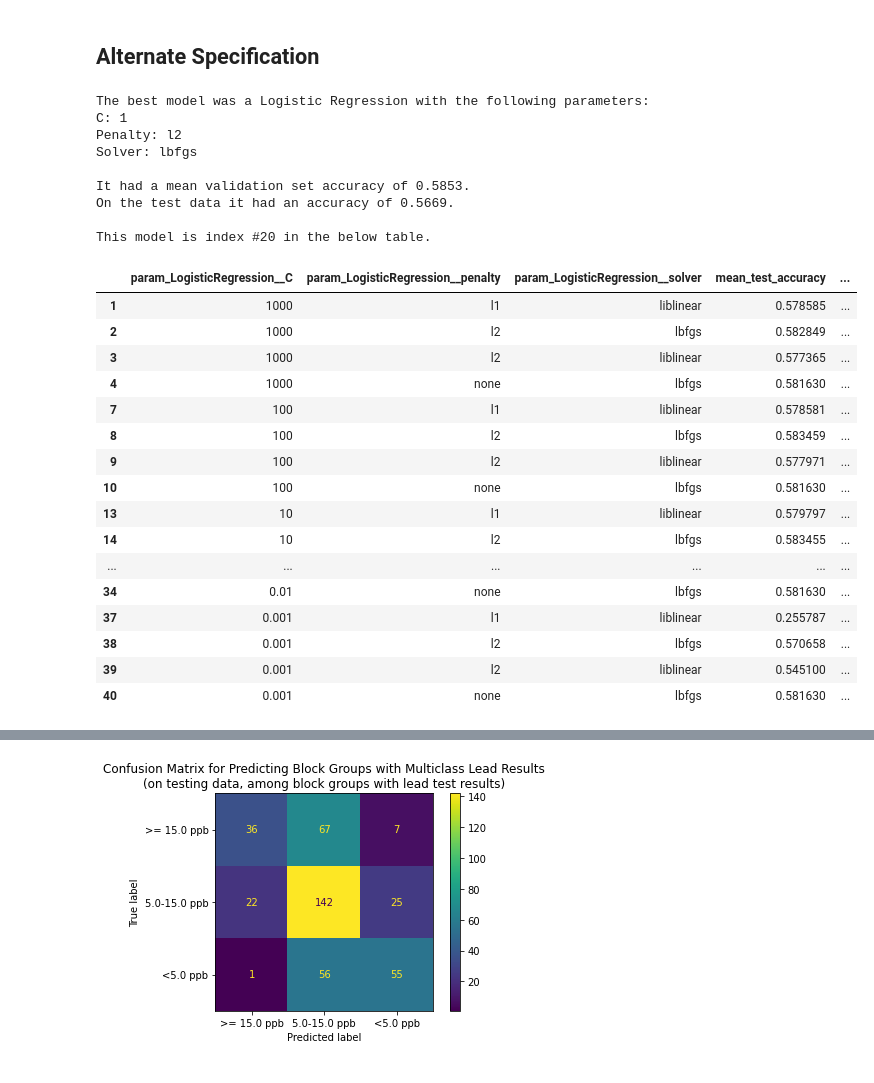
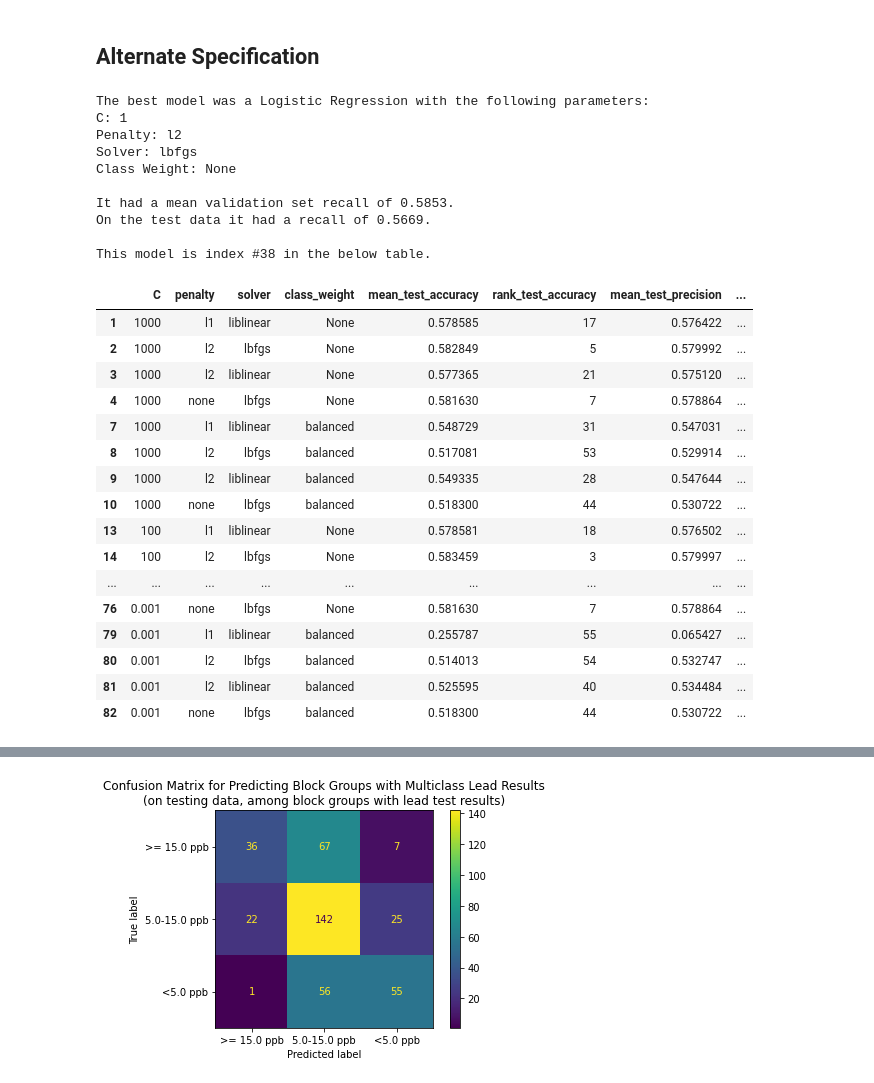
Before and after one commit to vbalza/chicago_water_lead, a Jupyter notebook: Logistic Model.ipynb, the cells around one changed output, grey strips where cells are left out. Drawn from its saved outputs; the diff is of its cells as text; code cells hidden in the pictures.

```diff
--- a/Logistic Model.ipynb
+++ b/Logistic Model.ipynb
@@ -127,7 +127,8 @@ pipe = pipe_sklearn([
 params = {
     'LogisticRegression__penalty': ['l1', 'l2', 'none'],
     'LogisticRegression__solver': ['lbfgs', 'liblinear'],
-    'LogisticRegression__C': [1000, 100, 10, 1, 0.1, 0.01, 0.001]
+    'LogisticRegression__C': [1000, 100, 10, 1, 0.1, 0.01, 0.001],
+    'LogisticRegression__class_weight': [None, 'balanced']
 }
 k = 10
 # %% [markdown]
@@ -309,7 +321,9 @@ This model is index #31 in the below table.
 best_model_med = LogisticRegression(
     C=p_med['LogisticRegression__C'],
     penalty=p_med['LogisticRegression__penalty'],
-    solver=p_med['LogisticRegression__solver'], max_iter=5000)
+    solver=p_med['LogisticRegression__solver'],
+    class_weight=p_med['LogisticRegression__class_weight'],
+    max_iter=5000)
 best_model_med.fit(X=training_med_x, y=training_med_y)
 pipeline.print_coefs(
     best_model_med, df=training.drop(columns=['threshold_high']),
@@ -420,52 +429,56 @@ grid_model_cat_result = grid_model_cat.fit(training_cat_x, training_cat_y)
 # %%
 p_cat = grid_model_cat_result.best_params_
 test_score = grid_model_cat_result.score(
     X=test_cat_x,
     y=test_cat_y)
 print(f'''
 The best model was a Logistic Regression with the following parameters:
 C: {p_cat['LogisticRegression__C']}
 Penalty: {p_cat['LogisticRegression__penalty']}
 Solver: {p_cat['LogisticRegression__solver']}
+Class Weight: {p_cat['LogisticRegression__class_weight']}
 
-It had a mean validation set accuracy of {round(grid_model_cat.best_score_, 4)}.
-On the test data it had an accuracy of {round(test_score, 4)}.
+It had a mean validation set recall of {round(grid_model_cat.best_score_, 4)}.
+On the test data it had a recall of {round(test_score, 4)}.
 
 This model is index #{grid_model_cat_result.best_index_} in the below table.
 ''')
-
-results_cat_df = pd.DataFrame.from_dict(grid_model_cat_result.cv_results_)[[
+results_cat_df = (pd.DataFrame.from_dict(grid_model_cat_result.cv_results_)[[
     'param_LogisticRegression__C', 'param_LogisticRegression__penalty',
-    'param_LogisticRegression__solver',
+    'param_LogisticRegression__solver', 'param_LogisticRegression__class_weight',
     'mean_test_accuracy', 'rank_test_accuracy', 'mean_test_precision',
     'rank_test_precision', 'mean_test_recall', 'rank_test_recall'
-]]
+]].rename(columns={
+    'param_LogisticRegression__C': 'C', 'param_LogisticRegression__penalty': 'penalty',
+    'param_LogisticRegression__solver': 'solver',
+    'param_LogisticRegression__class_weight': 'class_weight'}))
 # Gets rid of models where the solvers and params are incompatible
-results_cat_df.dropna(axis=0)
+results_cat_df.dropna(axis=0, subset=['mean_test_accuracy'])
 # %% [output]
 The best model was a Logistic Regression with the following parameters:
 C: 1
 Penalty: l2
 Solver: lbfgs
+Class Weight: None
 
-It had a mean validation set accuracy of 0.5853.
-On the test data it had an accuracy of 0.5669.
+It had a mean validation set recall of 0.5853.
+On the test data it had a recall of 0.5669.
 
-This model is index #20 in the below table.
+This model is index #38 in the below table.
-|  | param_LogisticRegression__C | param_LogisticRegression__penalty | param_LogisticRegression__solver | mean_test_accuracy | ... |
-| 1 | 1000 | l1 | liblinear | 0.578585 | ... |
-| 2 | 1000 | l2 | lbfgs | 0.582849 | ... |
-| 3 | 1000 | l2 | liblinear | 0.577365 | ... |
-| 4 | 1000 | none | lbfgs | 0.581630 | ... |
-| 7 | 100 | l1 | liblinear | 0.578581 | ... |
-| 8 | 100 | l2 | lbfgs | 0.583459 | ... |
-| 9 | 100 | l2 | liblinear | 0.577971 | ... |
-| 10 | 100 | none | lbfgs | 0.581630 | ... |
-| 13 | 10 | l1 | liblinear | 0.579797 | ... |
-| 14 | 10 | l2 | lbfgs | 0.583455 | ... |
-| ... | ... | ... | ... | ... | ... |
-| 34 | 0.01 | none | lbfgs | 0.581630 | ... |
-| 37 | 0.001 | l1 | liblinear | 0.255787 | ... |
-| 38 | 0.001 | l2 | lbfgs | 0.570658 | ... |
-| 39 | 0.001 | l2 | liblinear | 0.545100 | ... |
-| 40 | 0.001 | none | lbfgs | 0.581630 | ... |
+|  | C | penalty | solver | class_weight | mean_test_accuracy | rank_test_accuracy | mean_test_precision | ... |
+| 1 | 1000 | l1 | liblinear | None | 0.578585 | 17 | 0.576422 | ... |
+| 2 | 1000 | l2 | lbfgs | None | 0.582849 | 5 | 0.579992 | ... |
+| 3 | 1000 | l2 | liblinear | None | 0.577365 | 21 | 0.575120 | ... |
+| 4 | 1000 | none | lbfgs | None | 0.581630 | 7 | 0.578864 | ... |
+| 7 | 1000 | l1 | liblinear | balanced | 0.548729 | 31 | 0.547031 | ... |
+| 8 | 1000 | l2 | lbfgs | balanced | 0.517081 | 53 | 0.529914 | ... |
+| 9 | 1000 | l2 | liblinear | balanced | 0.549335 | 28 | 0.547644 | ... |
+| 10 | 1000 | none | lbfgs | balanced | 0.518300 | 44 | 0.530722 | ... |
+| 13 | 100 | l1 | liblinear | None | 0.578581 | 18 | 0.576502 | ... |
+| 14 | 100 | l2 | lbfgs | None | 0.583459 | 3 | 0.579997 | ... |
+| ... | ... | ... | ... | ... | ... | ... | ... | ... |
+| 76 | 0.001 | none | lbfgs | None | 0.581630 | 7 | 0.578864 | ... |
+| 79 | 0.001 | l1 | liblinear | balanced | 0.255787 | 55 | 0.065427 | ... |
+| 80 | 0.001 | l2 | lbfgs | balanced | 0.514013 | 54 | 0.532747 | ... |
+| 81 | 0.001 | l2 | liblinear | balanced | 0.525595 | 40 | 0.534484 | ... |
+| 82 | 0.001 | none | lbfgs | balanced | 0.518300 | 44 | 0.530722 | ... |
```
Also changed, not shown: parts of 8 cells of this notebook, 1 other file.
